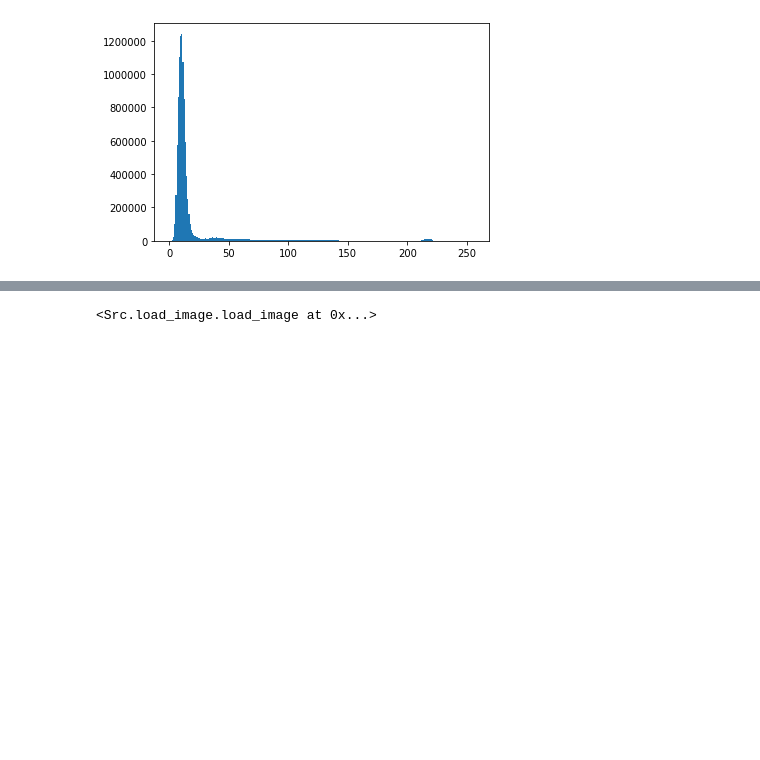
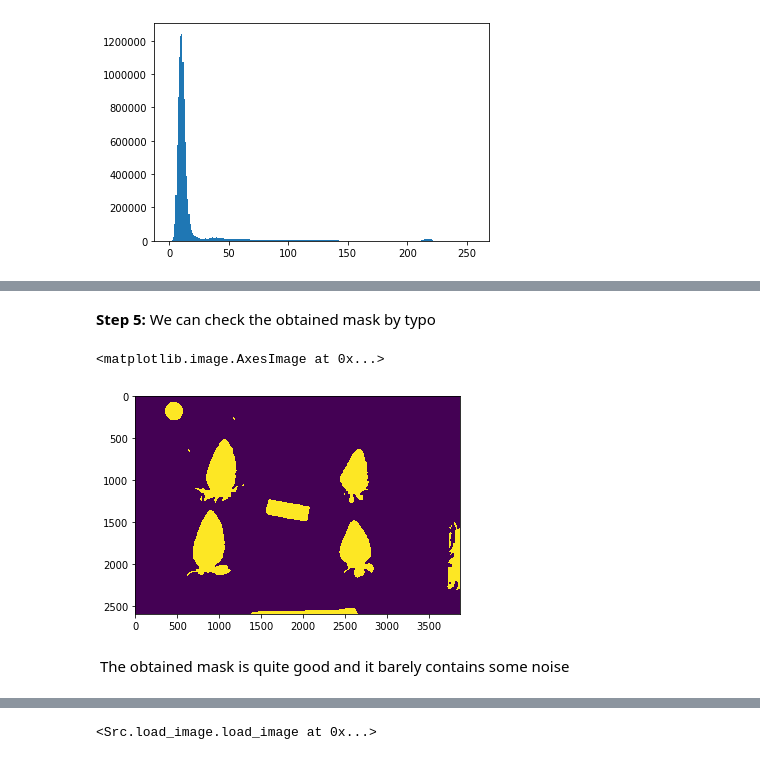
Before and after one commit to lauzingaretti/DeepAFS, a Jupyter notebook: main.ipynb, the cells around one changed output, grey strips where cells are left out. Cells and saved outputs as stored; diff of their text form; code cells hidden in the pictures; blank space fills up the shorter version.

```diff
--- a/main.ipynb
+++ b/main.ipynb
@@ -47,0 +91,12 @@ Img.histo()
+# %%
+#Segm contains the mask (black and white) image from the original image
+Segm=Img.agis()
+# %% [markdown]
+**Step 5:** We can check the obtained mask by typo
+# %%
+plt.imshow(Segm.mask)
+# %% [output]
+<matplotlib.image.AxesImage at 0x...>
+[figure, added]
+# %% [markdown]
+ The obtained mask is quite good and it barely contains some noise
```
Also changed, not shown: parts of 80 cells of this notebook.
